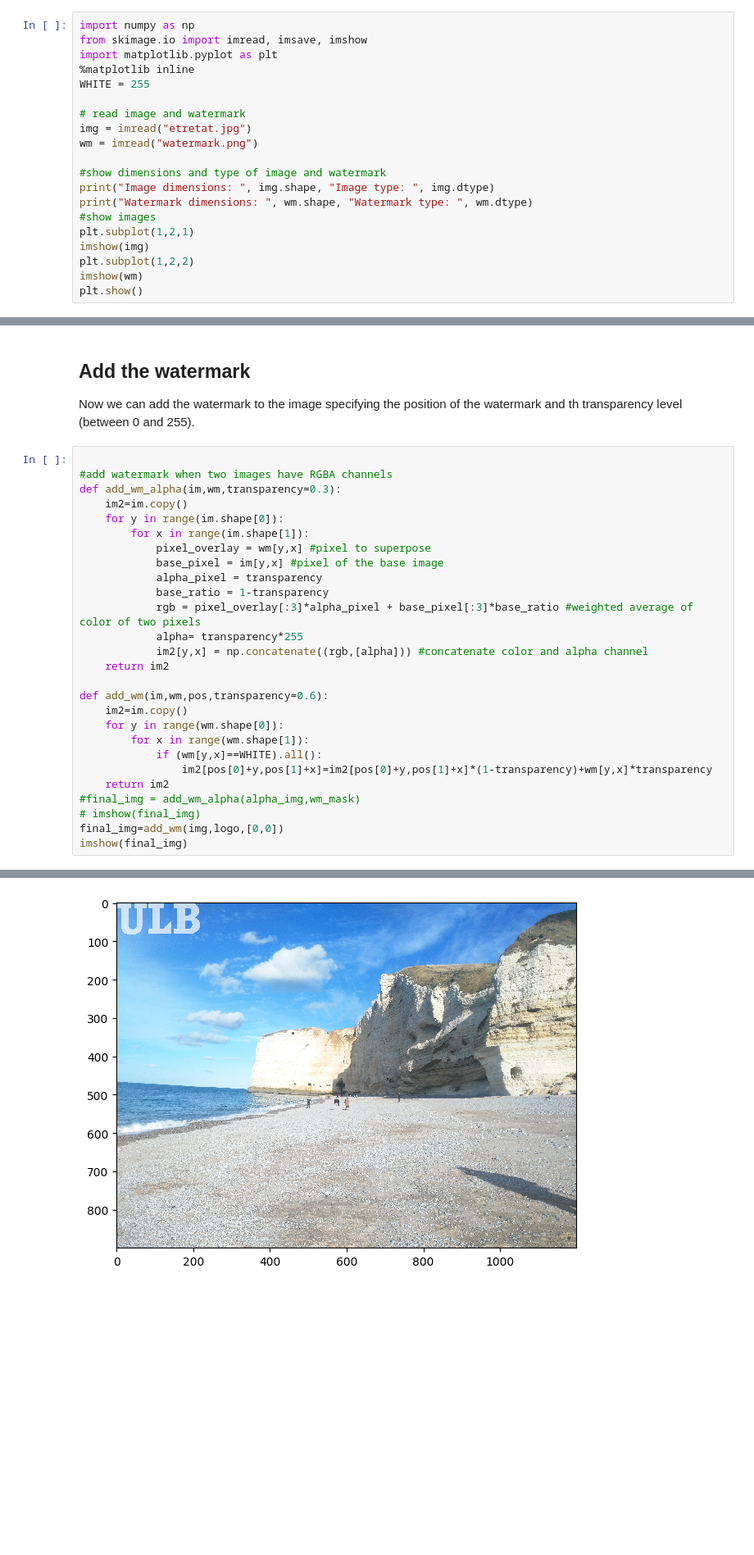
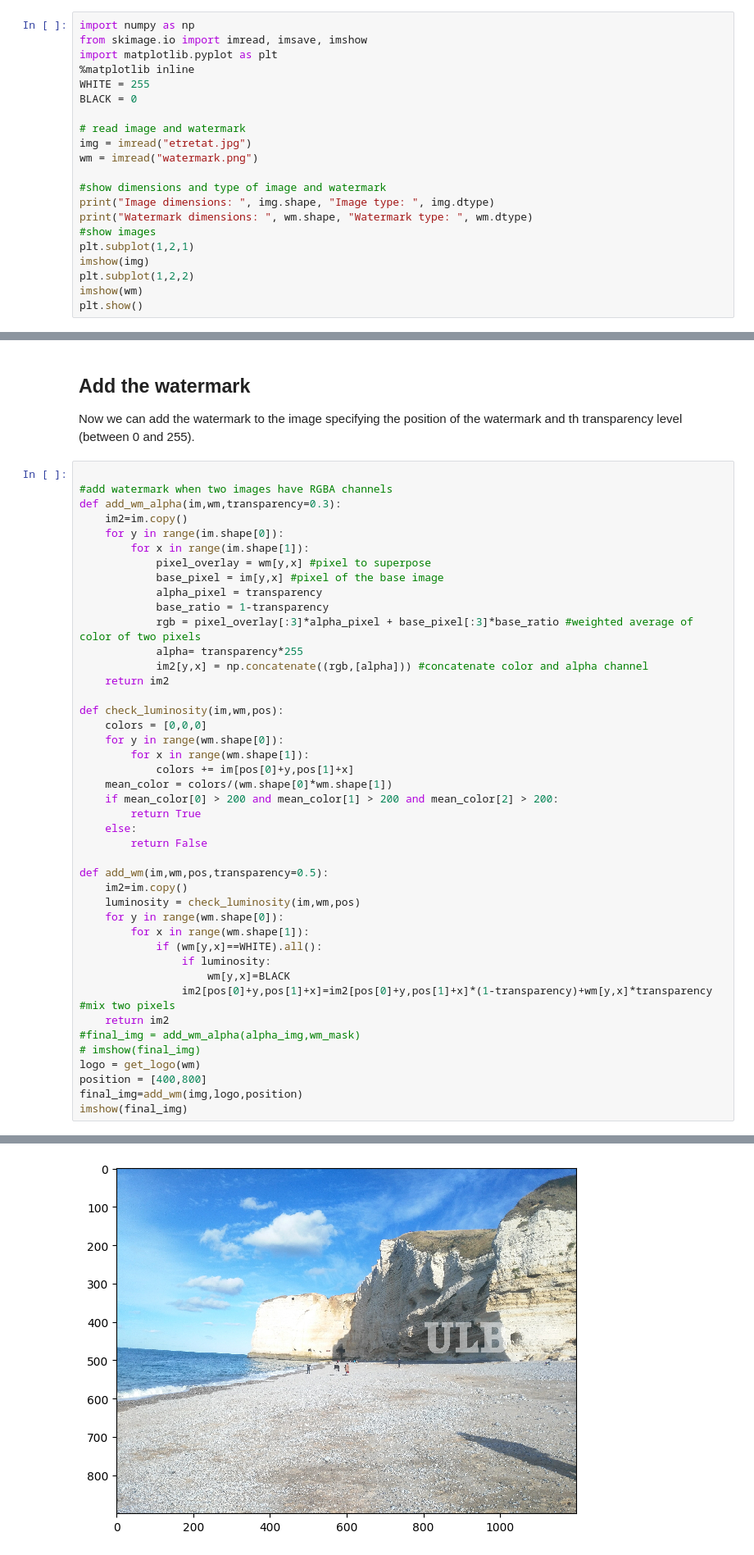
Before and after one commit to Exagor/info-h-500, a Jupyter notebook: docs/Projects/watermark_proj.ipynb, the cells around one changed output, grey strips where cells are left out. Shown at 82% size. Cells and saved outputs as stored; diff of their text form; blank space fills up the shorter version.

Commit message:
finish luminosity watermark project

```diff
--- a/docs/Projects/watermark_proj.ipynb
+++ b/docs/Projects/watermark_proj.ipynb
@@ -9,6 +9,7 @@ from skimage.io import imread, imsave, imshow
 import matplotlib.pyplot as plt
 %matplotlib inline
 WHITE = 255
+BLACK = 0
 
 # read image and watermark
 img = imread("etretat.jpg")
@@ -102,30 +103,46 @@ Now we can add the watermark to the image specifying the position of the waterma
 # %%
 
 #add watermark when two images have RGBA channels
 def add_wm_alpha(im,wm,transparency=0.3):
     im2=im.copy()
     for y in range(im.shape[0]):
         for x in range(im.shape[1]):
             pixel_overlay = wm[y,x] #pixel to superpose
             base_pixel = im[y,x] #pixel of the base image
             alpha_pixel = transparency
             base_ratio = 1-transparency
             rgb = pixel_overlay[:3]*alpha_pixel + base_pixel[:3]*base_ratio #weighted average of color of two pixels
             alpha= transparency*255
             im2[y,x] = np.concatenate((rgb,[alpha])) #concatenate color and alpha channel
     return im2
 
-def add_wm(im,wm,pos,transparency=0.6):
+def check_luminosity(im,wm,pos):
+    colors = [0,0,0]
+    for y in range(wm.shape[0]):
+        for x in range(wm.shape[1]):
+            colors += im[pos[0]+y,pos[1]+x]
+    mean_color = colors/(wm.shape[0]*wm.shape[1])
+    if mean_color[0] > 200 and mean_color[1] > 200 and mean_color[2] > 200:
+        return True
+    else:
+        return False
+
+def add_wm(im,wm,pos,transparency=0.5):
     im2=im.copy()
+    luminosity = check_luminosity(im,wm,pos)
     for y in range(wm.shape[0]):
         for x in range(wm.shape[1]):
             if (wm[y,x]==WHITE).all():
-                im2[pos[0]+y,pos[1]+x]=im2[pos[0]+y,pos[1]+x]*(1-transparency)+wm[y,x]*transparency
+                if luminosity:
+                    wm[y,x]=BLACK
+                im2[pos[0]+y,pos[1]+x]=im2[pos[0]+y,pos[1]+x]*(1-transparency)+wm[y,x]*transparency #mix two pixels
     return im2
 #final_img = add_wm_alpha(alpha_img,wm_mask)
 # imshow(final_img)
-final_img=add_wm(img,logo,[0,0])
+logo = get_logo(wm)
+position = [400,800]
+final_img=add_wm(img,logo,position)
 imshow(final_img)
 # %% [output]
 <matplotlib.image.AxesImage at 0x...>
-[figure, old version]
+[figure, new version]
```
Also changed, not shown: 1 other file.
